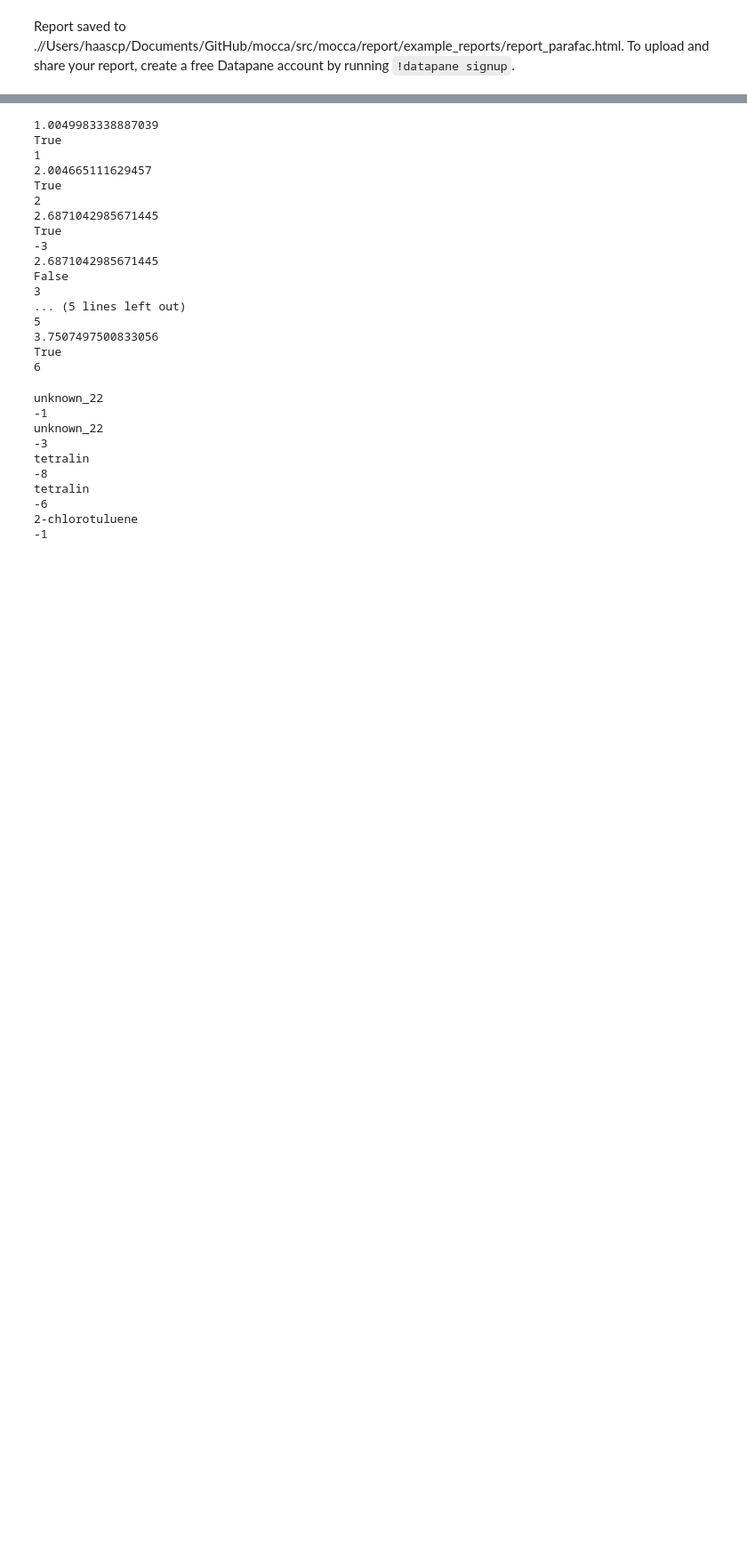
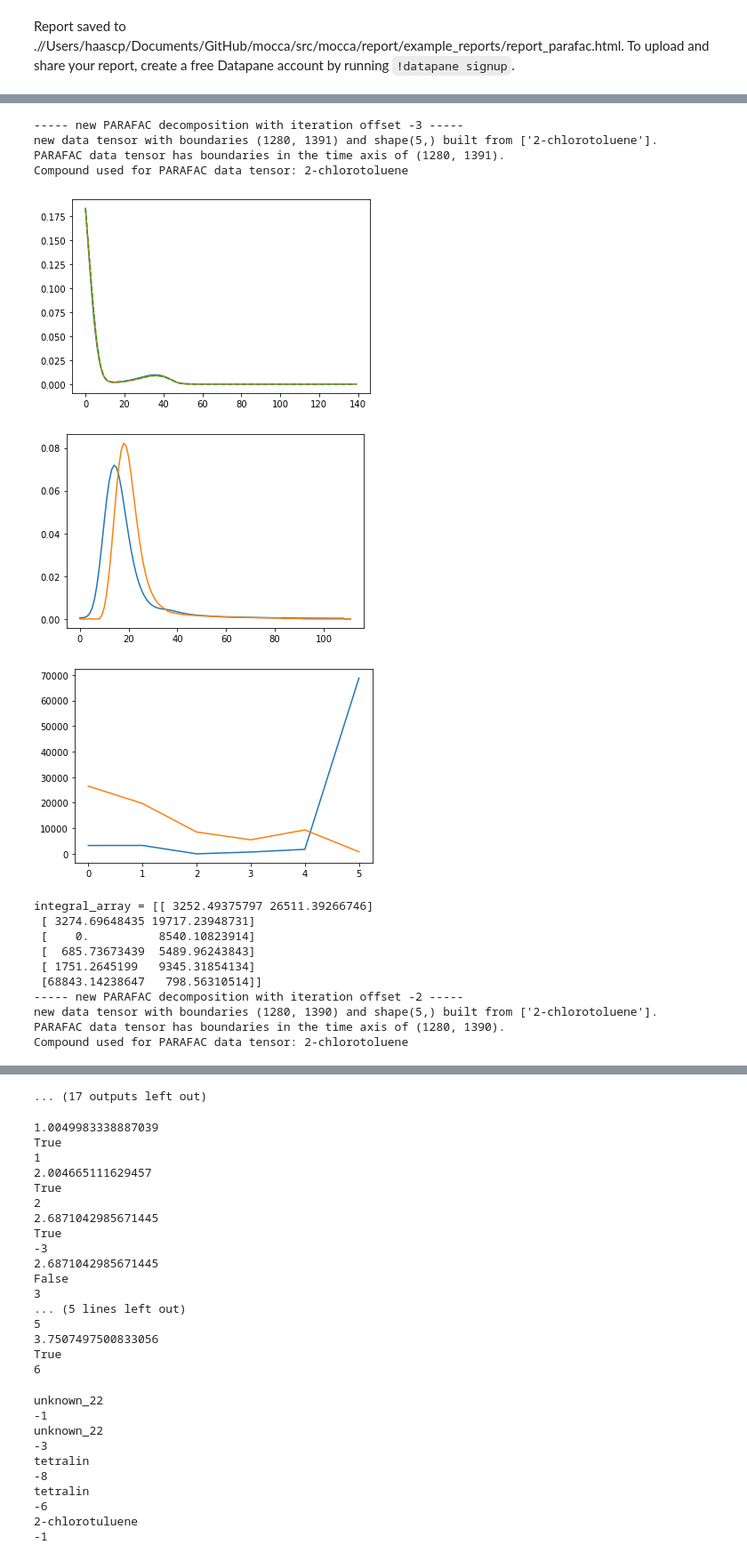
Before and after one commit to HaasCP/mocca, a Jupyter notebook: notebooks/cph.ipynb, the cells around one changed output, grey strips where cells are left out. Shown: that part at 89% size. Cells and saved outputs as stored; diff of their text form; code cells hidden in the pictures; blank space fills up the shorter version.

```diff
--- a/notebooks/cph.ipynb
+++ b/notebooks/cph.ipynb
@@ -125,7 +131,8 @@ parafac_dev_folder_2
 # %%
-#reaction_experiments = [Experiment(folder, istd=InternalStandard('tetralin', istd_conc)) for folder in reaction_folders]
-reaction_experiments = [Experiment(parafac_dev_folder, istd=InternalStandard('tetralin', istd_conc)), Experiment(parafac_dev_folder_2, istd=InternalStandard('tetralin', istd_conc))]
+reaction_experiments = [Experiment(folder, istd=InternalStandard('tetralin', istd_conc)) for folder in reaction_folders]
+#reaction_experiments = [Experiment(parafac_dev_folder, istd=InternalStandard('tetralin', istd_conc))]
 #reaction_experiments = [Experiment(parafac_debug_folder, istd=InternalStandard('tetralin', istd_conc))]
+#reaction_experiments = [Experiment(parafac_impure_istd, istd=InternalStandard('tetralin', istd_conc))]
 # %%
 campaign.add_experiment(gradient_experiment)
 campaign.add_experiment(istd_experiment)
@@ -149,0 +168,23 @@ campaign.process_all_experiments(detector_limit=campaign.settings.detector_limit
+# %%
+impure_peak = next(peak for peak in campaign.chroms[-1] if not peak.pure)
+# %%
+for iter_offset in [-3, -2, -1, 0, 1, 2, 3]:
+    parafac(impure_peak, campaign.quali_comp_db, iter_offset, show_parafac_analytics=True)
+# %% [output]
+----- new PARAFAC decomposition with iteration offset -3 -----
+new data tensor with boundaries (1280, 1391) and shape(5,) built from ['2-chlorotoluene'].
+PARAFAC data tensor has boundaries in the time axis of (1280, 1391).
+Compound used for PARAFAC data tensor: 2-chlorotoluene
+[figure, added]
+[figure, added]
+[figure, added]
+integral_array = [[ 3252.49375797 26511.39266746]
+ [ 3274.69648435 19717.23948731]
+ [    0.          8540.10823914]
+ [  685.73673439  5489.96243843]
+ [ 1751.2645199   9345.31854134]
+ [68843.14238647   798.56310514]]
+----- new PARAFAC decomposition with iteration offset -2 -----
+new data tensor with boundaries (1280, 1390) and shape(5,) built from ['2-chlorotoluene'].
+PARAFAC data tensor has boundaries in the time axis of (1280, 1390).
+Compound used for PARAFAC data tensor: 2-chlorotoluene
@@ -150,3 +207,4 @@ campaign.process_all_experiments(detector_limit=campaign.settings.detector_limit
+... (17 outputs left out)
 # %%
 for peak in campaign.chroms[0].peaks:
     print(peak.dataset.time[peak.maximum])
```
Also changed, not shown: parts of 8 cells of this notebook, 43 other files.
